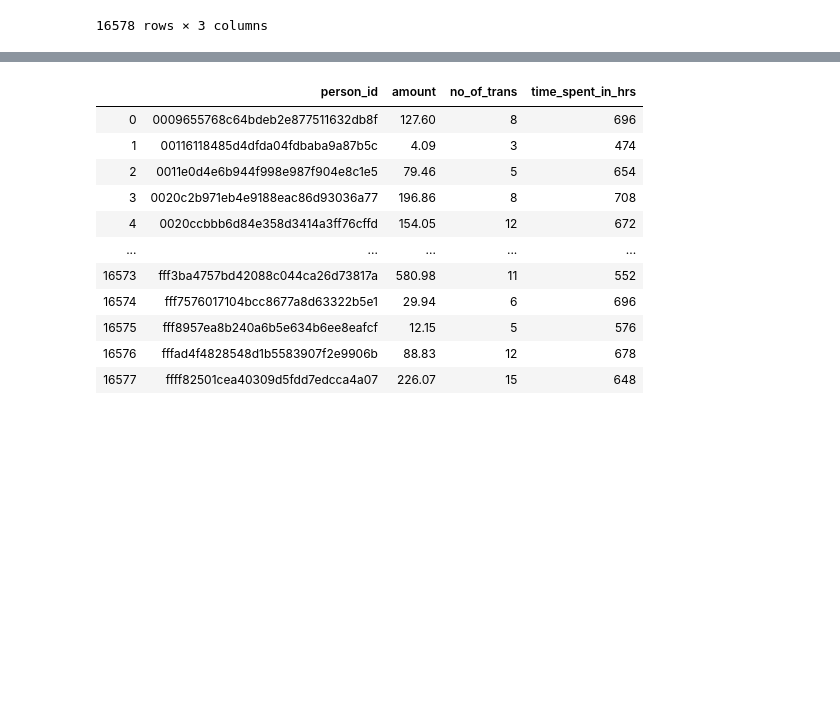
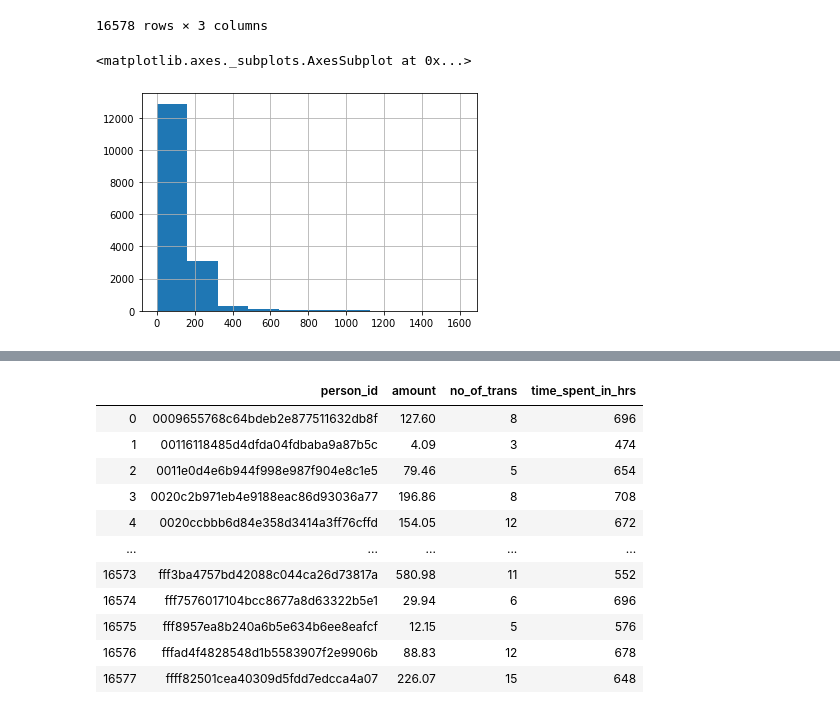
Before and after one commit to rajashekar/starbucks, a Jupyter notebook: Starbucks_Capstone_notebook.ipynb, the cells around one changed output, grey strips where cells are left out. Drawn from its saved outputs; the diff is of its cells as text; code cells hidden in the pictures; blank space fills up the shorter version.

```diff
--- a/Starbucks_Capstone_notebook.ipynb
+++ b/Starbucks_Capstone_notebook.ipynb
@@ -439,3 +458,9 @@ transaction_final
 | fffad4f4828548d1b5583907f2e9906b | 88.83 | 12 | 678 |
 | ffff82501cea40309d5fdd7edcca4a07 | 226.07 | 15 | 648 |
 16578 rows × 3 columns
+# %%
+# Amount distribution
+transaction_final['amount'].hist()
+# %% [output]
+<matplotlib.axes._subplots.AxesSubplot at 0x...>
+[figure, added]
```
Also changed, not shown: parts of 8 cells of this notebook, 1 other file.
